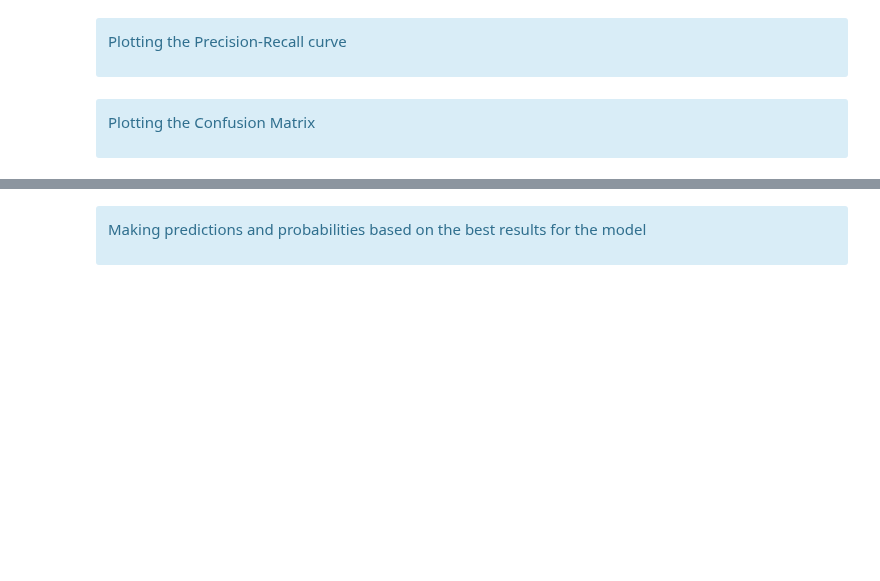
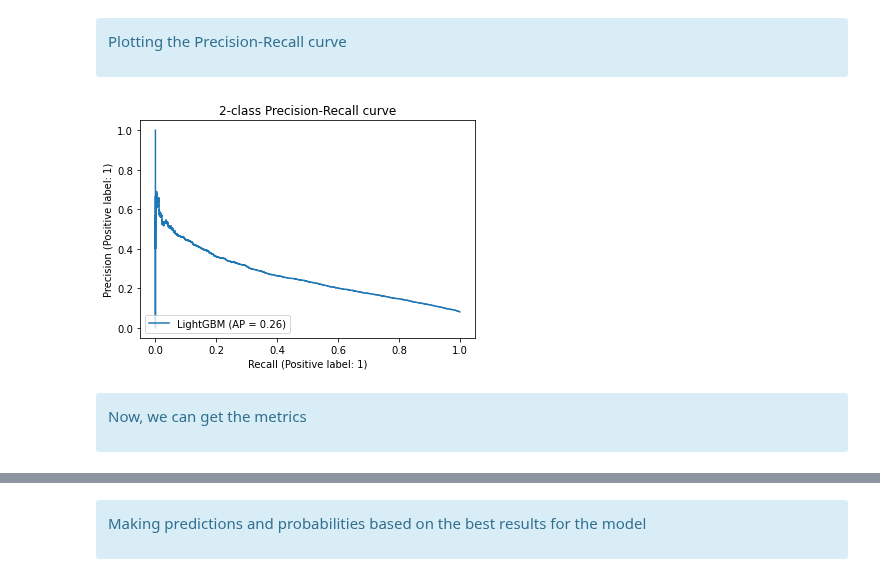
Before and after one commit to samirhinojosa/OC-P7-IMPLEMENT-A-SCORING-MODEL, a Jupyter notebook: notebooks/FINAL_notebook-modeling-aws.ipynb, the cells around one changed output, grey strips where cells are left out. Drawn from its saved outputs; the diff is of its cells as text; code cells hidden in the pictures; blank space fills up the shorter version.

```diff
--- a/notebooks/FINAL_notebook-modeling-aws.ipynb
+++ b/notebooks/FINAL_notebook-modeling-aws.ipynb
@@ -1526,2 +1133,11 @@ clf_rf = imbpipeline(steps = [["Smote", smote],
+# %%
+clf_lgbm_os = imbpipeline(steps = [["Smote", smote],
+                                   ["Random_Forest", LGBMClassifier(**lgbm_parameters, learning_rate=0.02,
+                                                                    colsample_bytree=0.9497036, subsample=0.8715623,
+                                                                    reg_alpha=0.041545473, reg_lambda=0.0735294,
+                                                                    min_split_gain=0.0222415, min_child_weight=39.3259775,
+                                                                    random_state=42, n_jobs=-1)]
+                                   ]
+                          )
 # %% [markdown]
 <div class="alert alert-block alert-info">
@@ -1529,13 +1145,17 @@ clf_rf = imbpipeline(steps = [["Smote", smote],
 </div>
-# %%
-clf_rf.fit(X_train, y_train)
+# %%
+start_time_model = timeit.default_timer()
+
+clf_lgbm_os.fit(X_train, y_train)
+
+end_time_model =  round(timeit.default_timer() - start_time_model, 3)
 # %% [markdown]
 <div class="alert alert-block alert-info">
     <p>Making predictions and probabilities based on the best results for the model</p>
 </div>
 # %%
-y_pred = clf_rf.predict(X_test)
-y_prob = clf_rf.predict_proba(X_test)
+y_pred = clf_lgbm_os.predict(X_test)
+y_prob = clf_lgbm_os.predict_proba(X_test)
 y_prob = y_prob[:, 1]
 # %% [markdown]
 <div class="alert alert-block alert-info">
@@ -1592,9 +1207,11 @@ plt.show()
     <p>Plotting the Precision-Recall curve</p>
 </div>
 # %%
-display = PrecisionRecallDisplay.from_predictions(y_test.ravel(), y_prob.ravel(), name="RandomForestClassifier")
+display = PrecisionRecallDisplay.from_predictions(y_test.ravel(), y_prob.ravel(), name="LightGBM")
 _ = display.ax_.set_title("2-class Precision-Recall curve")
+# %% [output]
+[figure, added]
 # %% [markdown]
 <div class="alert alert-block alert-info">
-    <p>Plotting the Confusion Matrix</p>
+    <p>Now, we can get the metrics</p>
 </div>
```
Also changed, not shown: parts of 217 cells of this notebook, 1 other file.
